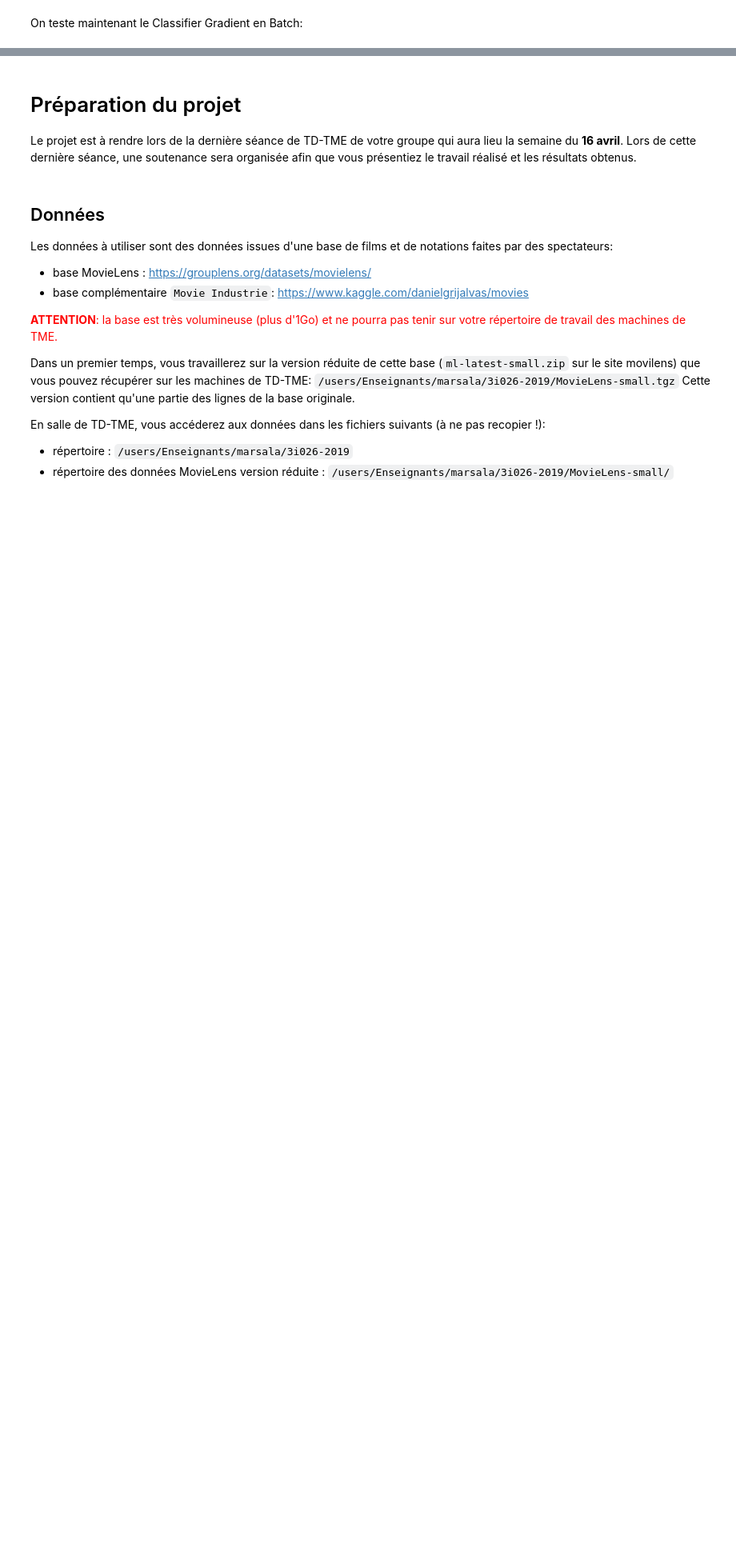
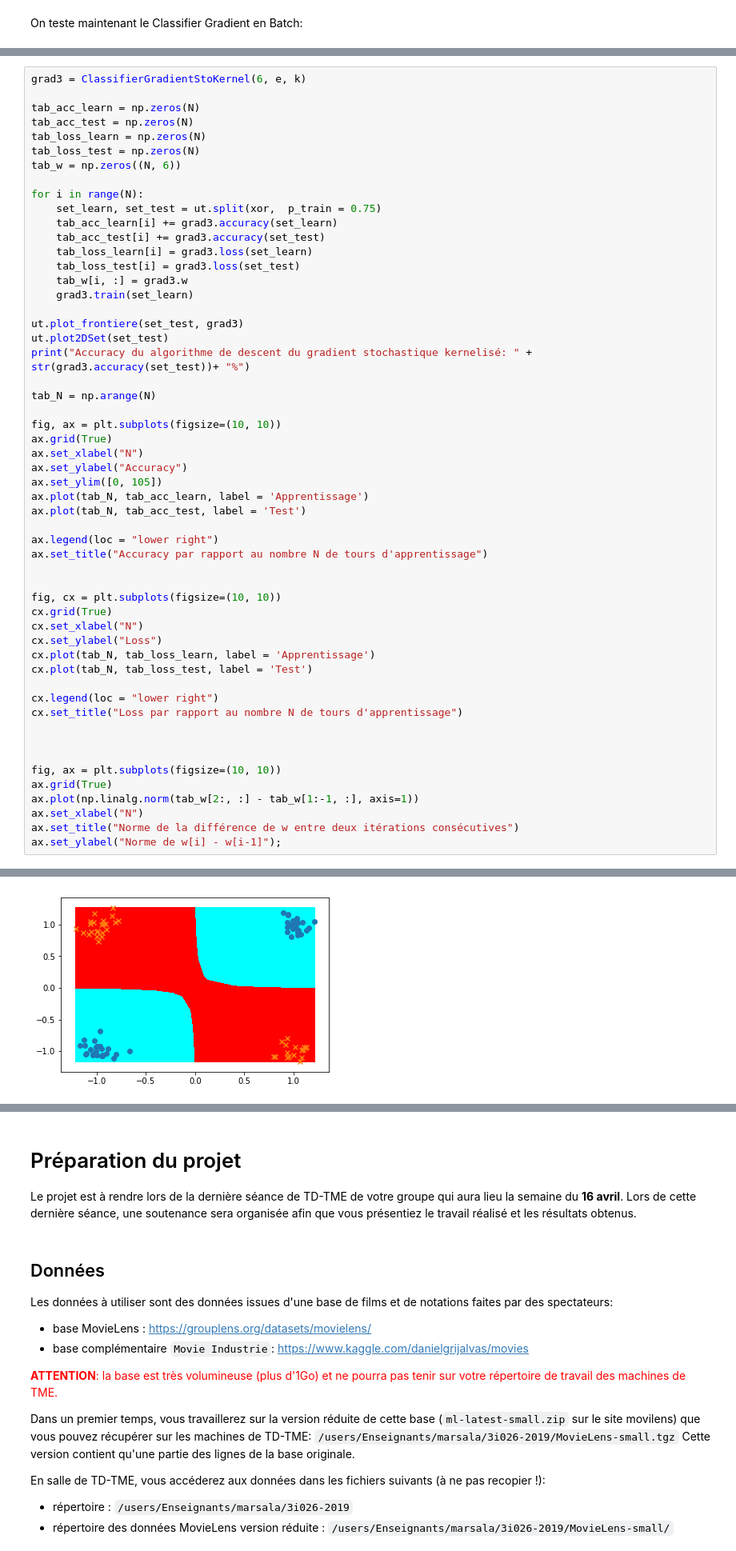
Before and after one commit to arianacarnielli/3I026, a Jupyter notebook: tme04/TME-04-Carnielli.ipynb, the cells around one changed output, grey strips where cells are left out. Shown: that part at 80% size. Saved outputs shown, nothing was run; the diff lists cells and outputs as text; blank space fills up the shorter version.

```diff
--- a/tme04/TME-04-Carnielli.ipynb
+++ b/tme04/TME-04-Carnielli.ipynb
@@ -277,0 +406,55 @@ Afin d'utiliser de tels jeux de données, il sera certainement nécessaire que v
+# %%
+grad3 = ClassifierGradientStoKernel(6, e, k)
+
+tab_acc_learn = np.zeros(N)
+tab_acc_test = np.zeros(N)
+tab_loss_learn = np.zeros(N)
+tab_loss_test = np.zeros(N)
+tab_w = np.zeros((N, 6))
+
+for i in range(N):
+    set_learn, set_test = ut.split(xor,  p_train = 0.75)
+    tab_acc_learn[i] += grad3.accuracy(set_learn)
+    tab_acc_test[i] += grad3.accuracy(set_test)
+    tab_loss_learn[i] = grad3.loss(set_learn)
+    tab_loss_test[i] = grad3.loss(set_test)
+    tab_w[i, :] = grad3.w
+    grad3.train(set_learn)
+
+ut.plot_frontiere(set_test, grad3)
+ut.plot2DSet(set_test)
+print("Accuracy du algorithme de descent du gradient stochastique kernelisé: " + str(grad3.accuracy(set_test))+ "%")
+
+tab_N = np.arange(N)
+
+fig, ax = plt.subplots(figsize=(10, 10))
+ax.grid(True)
+ax.set_xlabel("N")
+ax.set_ylabel("Accuracy")
+ax.set_ylim([0, 105])
+ax.plot(tab_N, tab_acc_learn, label = 'Apprentissage')
+ax.plot(tab_N, tab_acc_test, label = 'Test')
+
+ax.legend(loc = "lower right")
+ax.set_title("Accuracy par rapport au nombre N de tours d'apprentissage")
+
+
+fig, cx = plt.subplots(figsize=(10, 10))
+cx.grid(True)
+cx.set_xlabel("N")
+cx.set_ylabel("Loss")
+cx.plot(tab_N, tab_loss_learn, label = 'Apprentissage')
+cx.plot(tab_N, tab_loss_test, label = 'Test')
+
+cx.legend(loc = "lower right")
+cx.set_title("Loss par rapport au nombre N de tours d'apprentissage")
+
+
+
+fig, ax = plt.subplots(figsize=(10, 10))
+ax.grid(True)
+ax.plot(np.linalg.norm(tab_w[2:, :] - tab_w[1:-1, :], axis=1))
+ax.set_xlabel("N")
+ax.set_title("Norme de la différence de w entre deux itérations consécutives")
+ax.set_ylabel("Norme de w[i] - w[i-1]");
+# %% [output]
@@ -277,0 +462 @@ Afin d'utiliser de tels jeux de données, il sera certainement nécessaire que v
+[figure, added]
```
Also changed, not shown: parts of 19 cells of this notebook.
